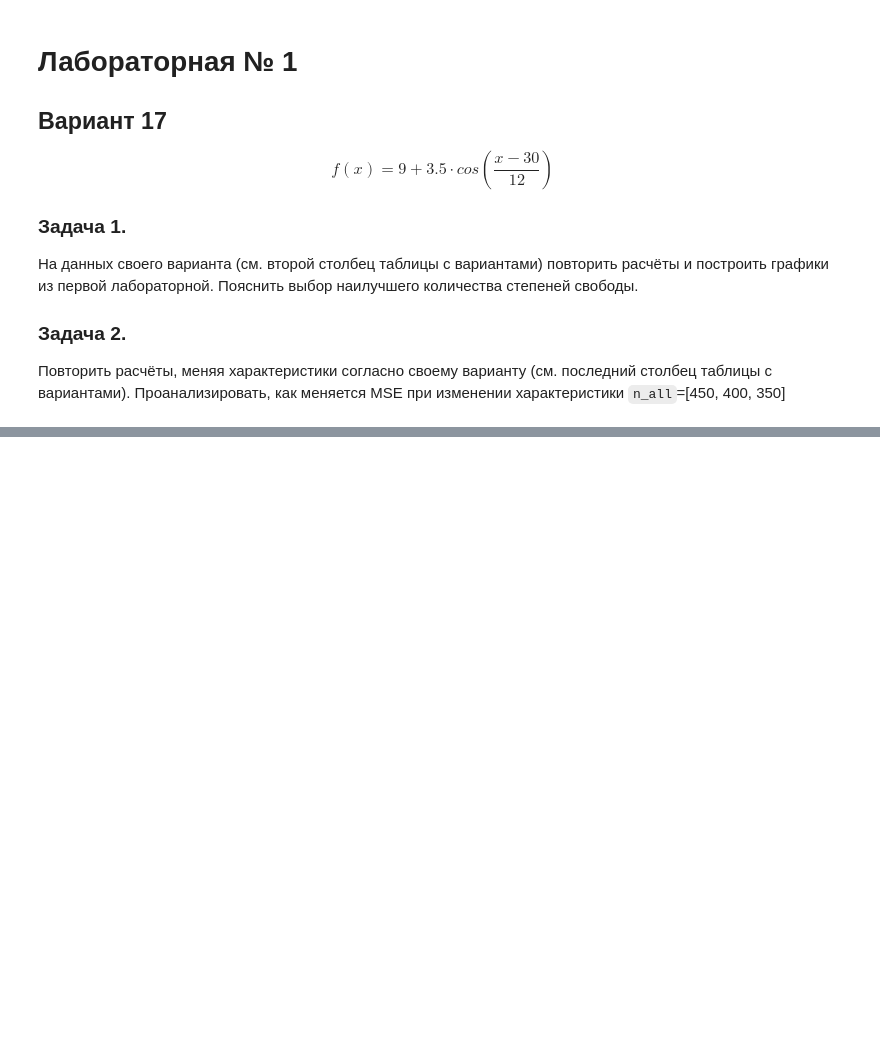
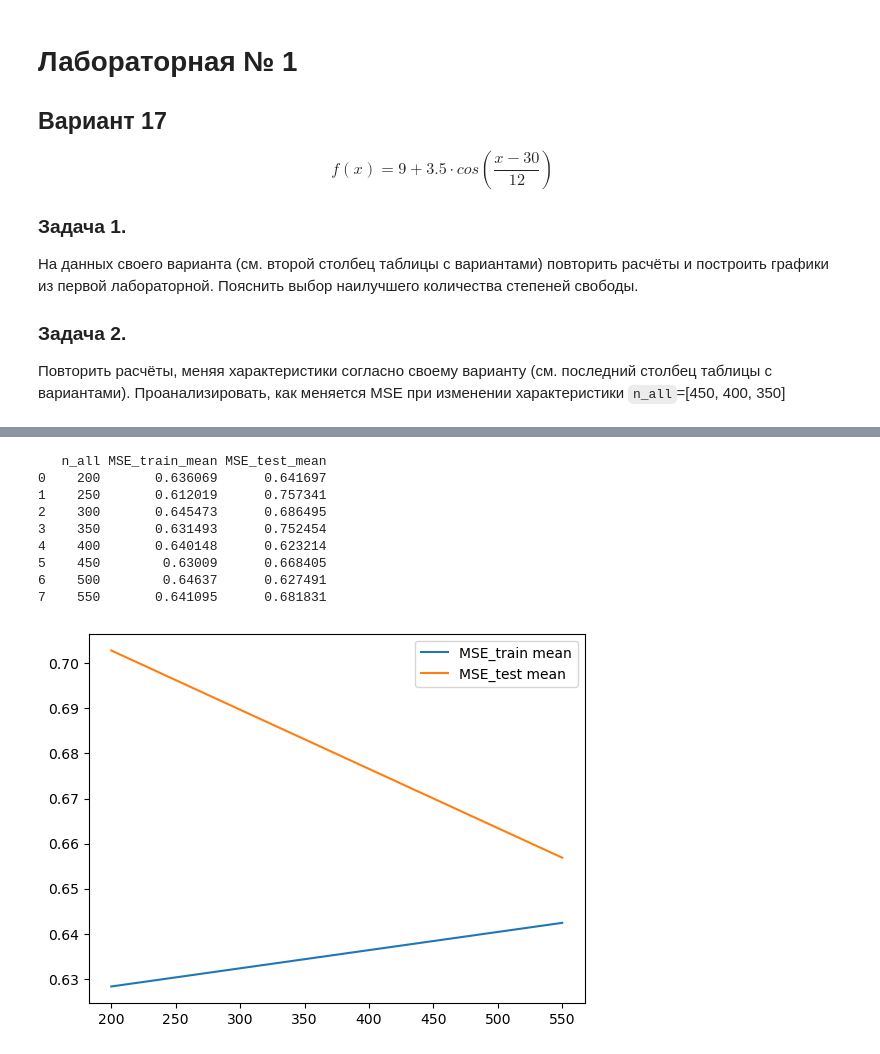
Before and after one commit to tony-pitchblack/GUU-MITMO-2024, a Jupyter notebook: lab-01.ipynb, the cells around one changed output, grey strips where cells are left out. Saved outputs shown, nothing was run; the diff lists cells and outputs as text; code cells hidden in the pictures; blank space fills up the shorter version.

```diff
--- a/lab-01.ipynb
+++ b/lab-01.ipynb
@@ -150,0 +178,41 @@ plt.show()
+# %%
+import seaborn as sns
+MSE_stats = DataFrame(columns=["MSE_train_mean", "MSE_test_mean"], index=n_all_array)
+for n_all, ds in zip(n_all_array, datasets):
+    ds.calc_MSE()
+    MSE_stats.loc[n_all] = ds.MSE_all_dfs.mean().to_numpy()
+
+def plot_regr(x, y, label):
+    #create basic scatterplot
+    # plt.plot(x, y, 'o')
+
+    #obtain m (slope) and b(intercept) of linear regression line
+    m, b = np.polyfit(x, y, 1)
+
+    #add linear regression line to scatterplot
+    plt.plot(x, m*x+b, label=label)
+
+MSE_stats = MSE_stats.reset_index()
+MSE_stats = MSE_stats.rename(columns={'index': 'n_all'})
+plot_regr(MSE_stats['n_all'].astype('float'),
+    MSE_stats["MSE_train_mean"].astype('float'),
+    label="MSE_train mean")
+plot_regr(MSE_stats['n_all'].astype('float'),
+    MSE_stats["MSE_test_mean"].astype('float'),
+    label="MSE_test mean")
+plt.legend(loc="upper right")
+
+print(MSE_stats)
+# sns.regplot(x=MSE_stats['index'].to_numpy(), y=MSE_stats["MSE_train_mean"].to_numpy())
+# sns.regplot(n_all_array, MSE_stats["MSE_test_mean"])
+# %% [output]
+   n_all MSE_train_mean MSE_test_mean
+0    200       0.636069      0.641697
+1    250       0.612019      0.757341
+2    300       0.645473      0.686495
+3    350       0.631493      0.752454
+4    400       0.640148      0.623214
+5    450        0.63009      0.668405
+6    500        0.64637      0.627491
+7    550       0.641095      0.681831
+[figure, added]
```
Also changed, not shown: parts of 11 cells of this notebook, 4 other files.
